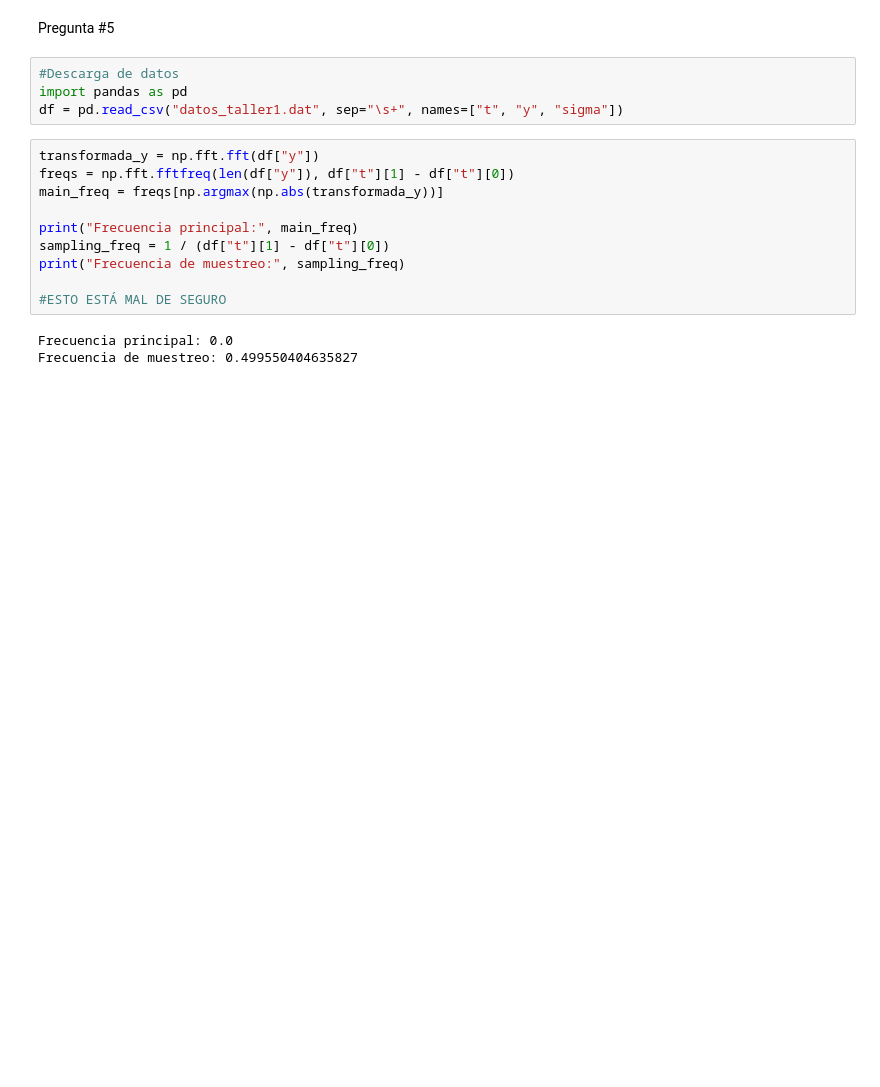
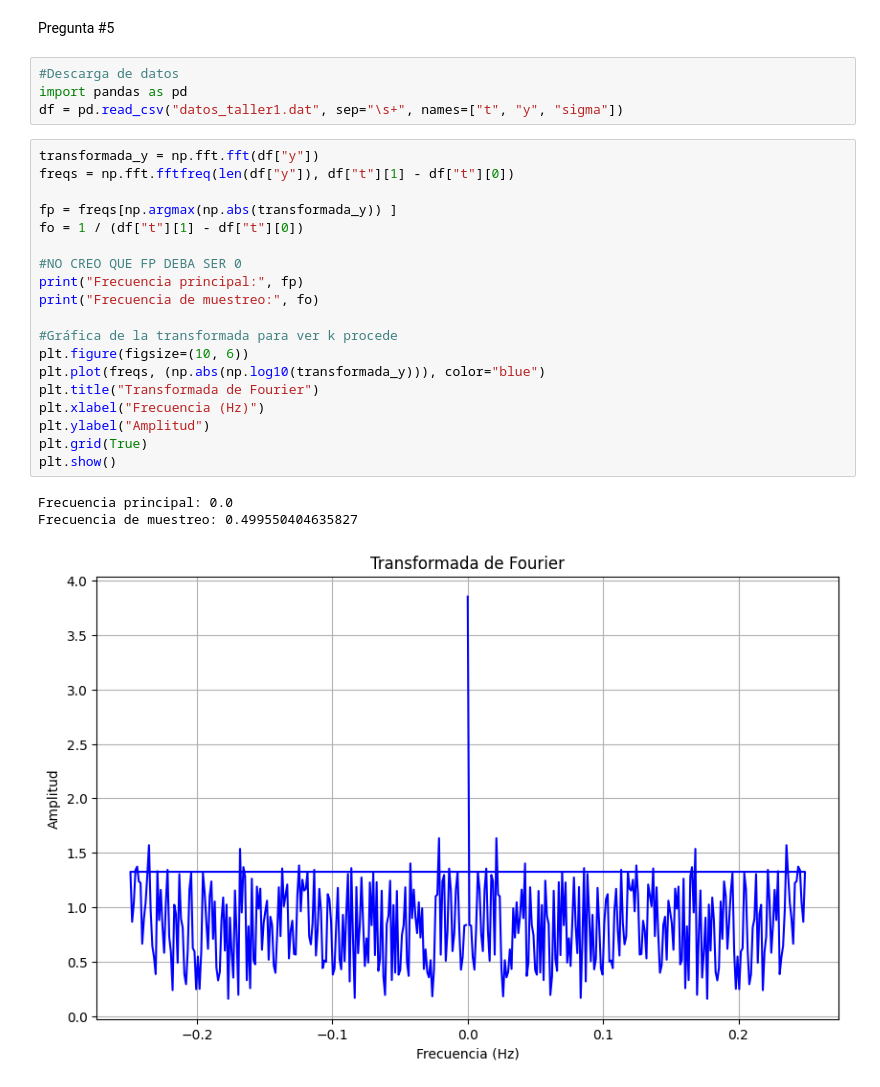
Before and after one commit to sarchilagomez1/MetodosComputacionales2-Fuentes-Archila, a Jupyter notebook: Taller1_fuentesarchila.ipynb, the cells around one changed output. Cells and saved outputs as stored; diff of their text form; blank space fills up the shorter version.

```diff
--- a/Taller1_fuentesarchila.ipynb
+++ b/Taller1_fuentesarchila.ipynb
@@ -154,13 +154,23 @@ df = pd.read_csv("datos_taller1.dat", sep="\s+", names=["t", "y", "sigma"])
 # %%
 transformada_y = np.fft.fft(df["y"])
 freqs = np.fft.fftfreq(len(df["y"]), df["t"][1] - df["t"][0])
-main_freq = freqs[np.argmax(np.abs(transformada_y))]
 
-print("Frecuencia principal:", main_freq)
-sampling_freq = 1 / (df["t"][1] - df["t"][0])
-print("Frecuencia de muestreo:", sampling_freq)
+fp = freqs[np.argmax(np.abs(transformada_y)) ]
+fo = 1 / (df["t"][1] - df["t"][0])
 
-#ESTO ESTÁ MAL DE SEGURO
+#NO CREO QUE FP DEBA SER 0
+print("Frecuencia principal:", fp)
+print("Frecuencia de muestreo:", fo)
+
+#Gráfica de la transformada para ver k procede
+plt.figure(figsize=(10, 6))
+plt.plot(freqs, (np.abs(np.log10(transformada_y))), color="blue")
+plt.title("Transformada de Fourier")
+plt.xlabel("Frecuencia (Hz)")
+plt.ylabel("Amplitud")
+plt.grid(True)
+plt.show()
 # %% [output]
 Frecuencia principal: 0.0
 Frecuencia de muestreo: 0.499550404635827
+[figure, added]
```
Also changed, not shown: parts of 3 cells of this notebook, 1 other file.
